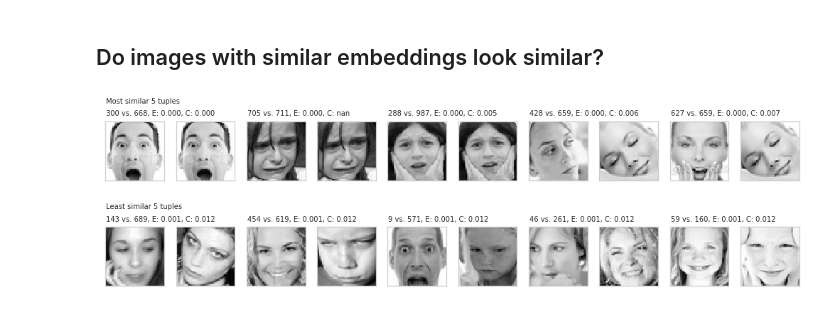
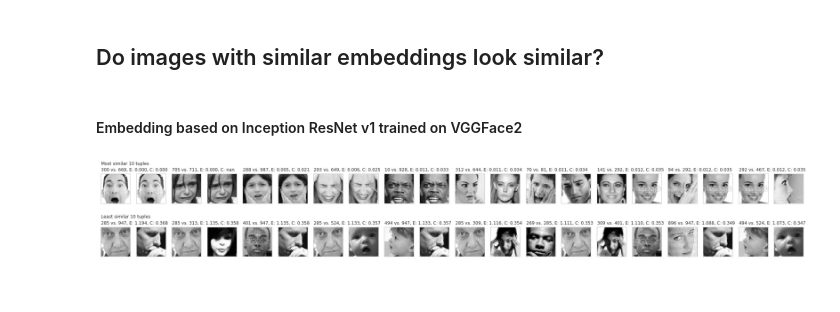
Before and after one commit to asmadotgh/unc-net, a Jupyter notebook: exploratory_analysis.ipynb, the cells around one changed output. Drawn from its saved outputs; the diff is of its cells as text; code cells hidden in the pictures.

```diff
--- a/exploratory_analysis.ipynb
+++ b/exploratory_analysis.ipynb
@@ -128,22 +149,6 @@ def _plot_img(inp, axis):
     axis.set_xticks([])
     axis.set_yticks([])
 
-def distance(embeddings1, embeddings2, distance_metric=0):
-    if distance_metric==0:
-        # Euclidian distance
-        diff = np.subtract(embeddings1, embeddings2)
-        dist = np.sum(np.square(diff))
-    elif distance_metric==1:
-        # Distance based on cosine similarity
-        dot = np.sum(np.multiply(embeddings1, embeddings2))
-        norm = np.linalg.norm(embeddings1) * np.linalg.norm(embeddings2)
-        similarity = dot / norm
-        dist = np.arccos(similarity) / math.pi
-    else:
-        print(f'Undefined distance metric {distance_metric}')
-        return np.nan
-    return dist
-
 def plot_comparisons(all_df, embeddings, i, j, axes, ax_i, ax_j):
 #     f, axes = plt.subplots(1, 2, figsize=(3, 2), constrained_layout=True)
     _plot_img(all_df.iloc[i], axes[ax_i][2*ax_j])
@@ -151,7 +156,8 @@ def plot_comparisons(all_df, embeddings, i, j, axes, ax_i, ax_j):
     axes[ax_i][2*ax_j].text(0, -5, '{0} vs. {1}, E: {2:.3f}, C: {3:.3f}'.format(
         i, j, distance(embeddings[i], embeddings[j], 0), distance(embeddings[i], embeddings[j], 1)))
 
-def find_extreme_cases(distances, n):
+def find_extreme_cases(embeddings, distances, n):
+    N = len(distances)
     f, axes = plt.subplots(2, 2*n, figsize=(3.5*n, 5)) #, constrained_layout=True
     axes[0][0].text(0, -15, f'Most similar {n} tuples')
     axes[1][0].text(0, -15, f'Least similar {n} tuples')
@@ -166,8 +172,9 @@ def find_extreme_cases(distances, n):
         j = distances[bottom_idx][1]
         plot_comparisons(all_df, embeddings, i, j, axes, 1, top_idx)
     plt.show()
-
-
-find_extreme_cases(distances, 5)
-# %% [output]
-[figure, removed]
+# %% [markdown]
+#### Embedding based on Inception ResNet v1 trained on VGGFace2
+# %%
+find_extreme_cases(vgg_embeddings, vgg_distances, 10)
+# %% [output]
+[figure, added]
```
Also changed, not shown: parts of 3 cells of this notebook, 3 other files.
